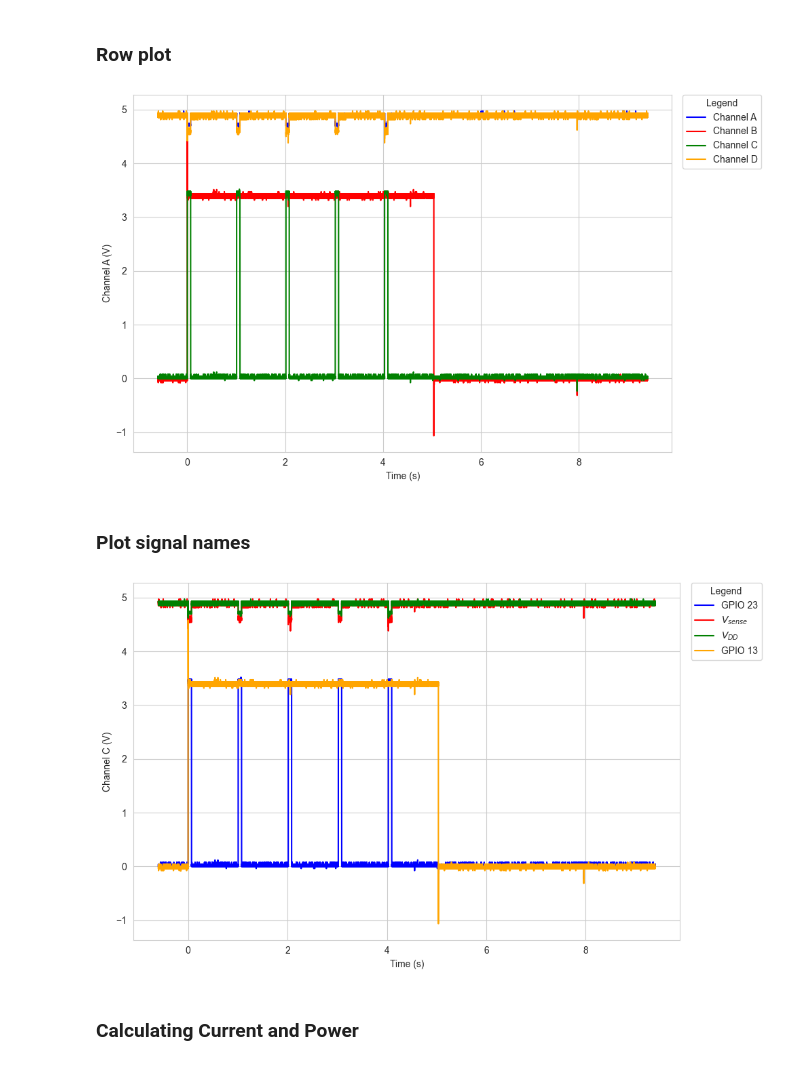
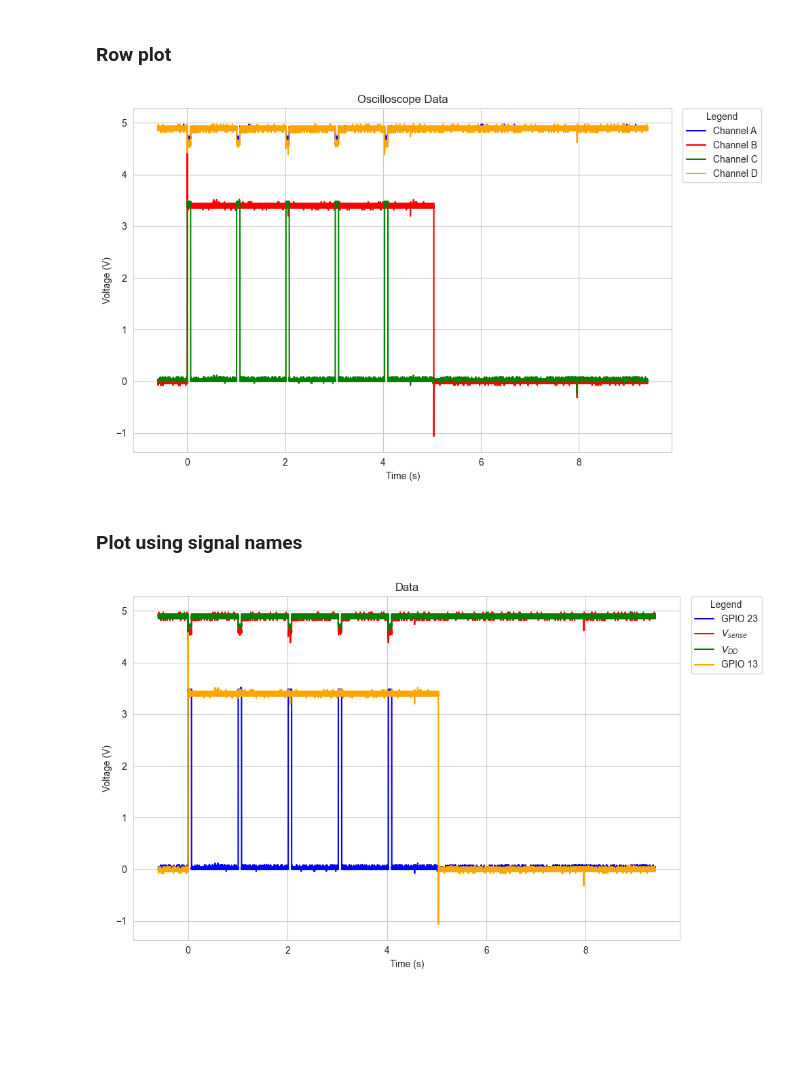
Before and after one commit to alanmasu/EmbeddedSystem_Assigment1, a Jupyter notebook: Assignment-1.ipynb, the cells around one changed output. Cells and saved outputs as stored; diff of their text form; code cells hidden in the pictures; blank space fills up the shorter version.

```diff
--- a/Assignment-1.ipynb
+++ b/Assignment-1.ipynb
@@ -22,11 +22,12 @@ TODO:
 # %%
 Vcc = 5.0
 Vdd = 3.3
-filesNumber = 7
+filenameTemplate = "data/data-ok_"
+fileCount = 1
 Rsense = 1
-# debug = False
+debug = False
 debug = True
-dbFileN = 2
+fileN = 2
 
 
 # Define Channles Usage
@@ -39,14 +40,14 @@ if debug == False:
   }
 
 else:
-  if dbFileN == 1:
+  if fileN == 1:
     functions = {
         'Vdd_CH':    'Channel A (V)',
         'Vsense_CH': 'Channel B (V)',
         'GPIO13_CH': 'Channel D (V)',
         'GPIO23_CH': 'Channel C (V)'
     }
-  elif dbFileN == 2:
+  elif fileN == 2:
     functions = {
         'Vdd_CH':    'Channel A (V)',
         'Vsense_CH': 'Channel D (V)',
@@ -132,31 +162,35 @@ sns.lineplot(data=df, x='Time (s)', y='Channel D (V)', ax= ax, label = "Channel
 # Set legend position in on right side (off of the chart)
 handles, labels = ax.get_legend_handles_labels()
 ax.legend(handles, labels, title='Legend', bbox_to_anchor=(1.02, 1), loc='upper left',borderaxespad=0.)
+ax.set_title('Oscilloscope Data')
+ax.set_xlabel('Time (s)')
+ax.set_ylabel('Voltage (V)')
 plt.tight_layout()
 
 # Plot
 plt.show()
 # %% [output]
-[figure, old version]
+[figure, new version]
 # %% [markdown]
-### Plot signal names
+### Plot using signal names
 # %%
 # Creating Axex and figure
 fig, ax = plt.subplots(figsize=(10, 6))
 
 sns.lineplot(data=df, x='Time (s)', y=get_channel('GPIO23_CH'), ax= ax, label = "GPIO 23", color = 'blue')
 sns.lineplot(data=df, x='Time (s)', y=get_channel('Vsense_CH'), ax= ax, label = "$V_{sense}$", color = 'red')
 sns.lineplot(data=df, x='Time (s)', y=get_channel('Vdd_CH'), ax= ax, label = "$V_{DD}$", color = 'green')
 sns.lineplot(data=df, x='Time (s)', y=get_channel('GPIO13_CH'), ax= ax, label = "GPIO 13",color = 'orange')
 
 # Set legend position in on right side (off of the chart)
 handles, labels = ax.get_legend_handles_labels()
 ax.legend(handles, labels, title='Legend', bbox_to_anchor=(1.02, 1), loc='upper left',borderaxespad=0.)
+ax.set_title('Data')
+ax.set_xlabel('Time (s)')
+ax.set_ylabel('Voltage (V)')
 plt.tight_layout()
 
 # Plot
 plt.show()
 # %% [output]
-[figure, old version]
+[figure, new version]
-# %% [markdown]
-### Calculating Current and Power
```
Also changed, not shown: parts of 7 cells of this notebook, 1 other file.
